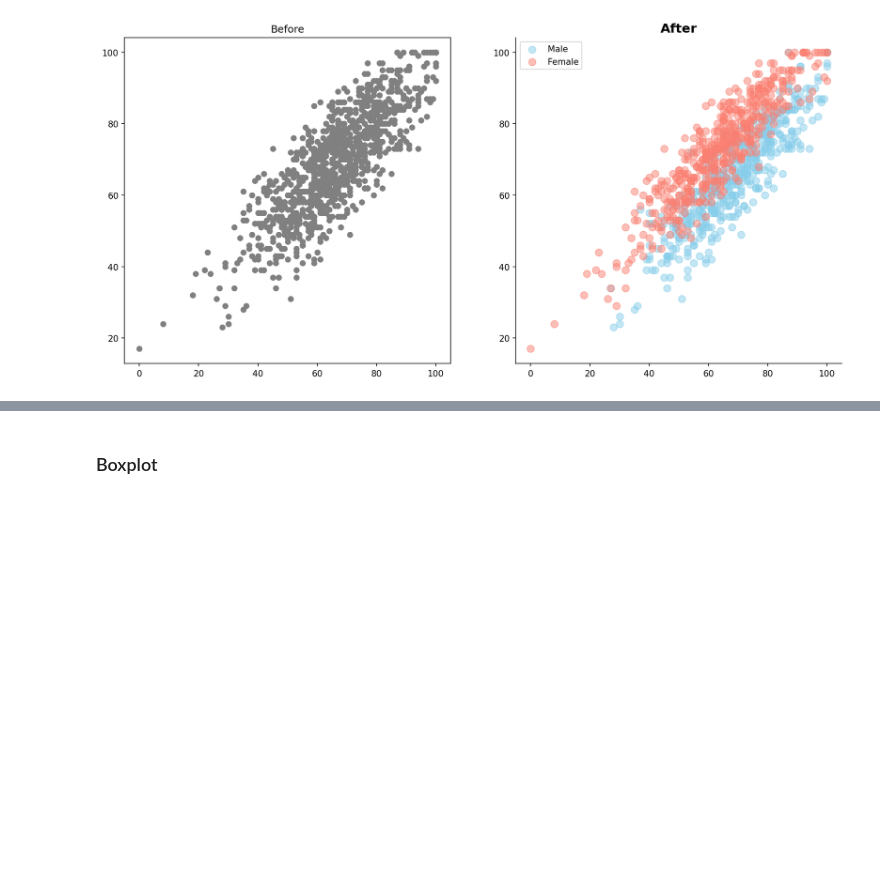
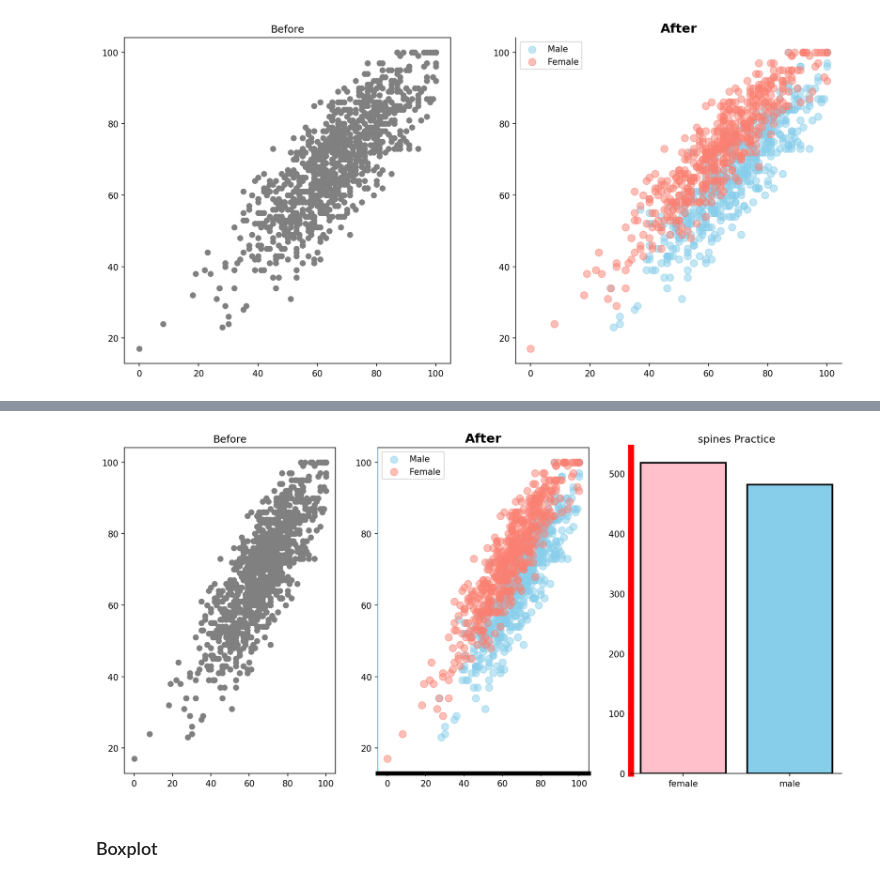
Before and after one commit to datacampic/visualization, a Jupyter notebook: 표명일/Visualization.ipynb, the cells around one changed output, grey strips where cells are left out. Saved outputs shown, nothing was run; the diff lists cells and outputs as text; code cells hidden in the pictures; blank space fills up the shorter version.

```diff
--- a/표명일/Visualization.ipynb
+++ b/표명일/Visualization.ipynb
@@ -157,3 +187,38 @@ plt.show()
+# %%
+fig, ax = plt.subplots(1, 3, figsize = (15, 7), dpi=150)
+
+ax[0].scatter(x='math score', y='reading score',data=data, color='gray')
+ax[0].set_title('Before')
+
+ax[1].scatter(x='math score', y='reading score',data=data[data['gender']=='male'],
+              color='skyblue', alpha=0.5, label='Male', s=70)
+ax[1].scatter(x='math score', y='reading score',data=data[data['gender']=='female'],
+              color='salmon', alpha=0.5, label='Female', s=70)
+ax[1].set_title('After', fontsize=15, fontweight='bold')
+
+ax[1].legend()
+
+label = data['gender'].value_counts().index
+
+x = np.arange(2)
+y = data['gender'].value_counts()
+
+ax[2].bar(x,y, color = ['pink', 'skyblue'], edgecolor = 'black', linewidth = 2, tick_label = label)
+ax[2].set_title("spines Practice")
+
+# upper & right border remove
+# 여기서 gca()로 불러오는 axes 객체는 ax[2]과 같음.
+# plt.gca() -> ax[2]로 바꿔도 같은 결과.
+# 다른 그래프를 선택하고 싶으면 각 그래프의 위치를 이용하여 서식 적용
+plt.gca().spines['top'].set_visible(False)
+plt.gca().spines['right'].set_visible(False)
+ax[1].spines['left'].set_color('c')
+ax[1].spines['bottom'].set_linewidth(5)
+ax[2].spines['left'].set_color('r')
+ax[2].spines['left'].set_linewidth(7)
+plt.show()
+# %% [output]
+[figure, added]
 # %% [markdown]
 ### Boxplot
 # %%
```
Also changed, not shown: parts of 4 cells of this notebook.
